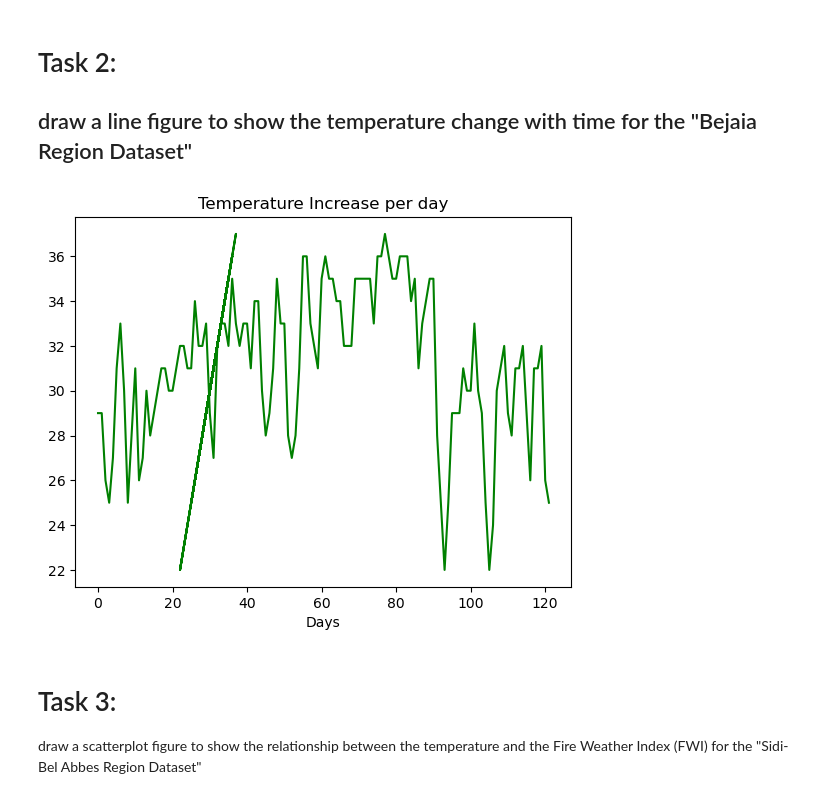
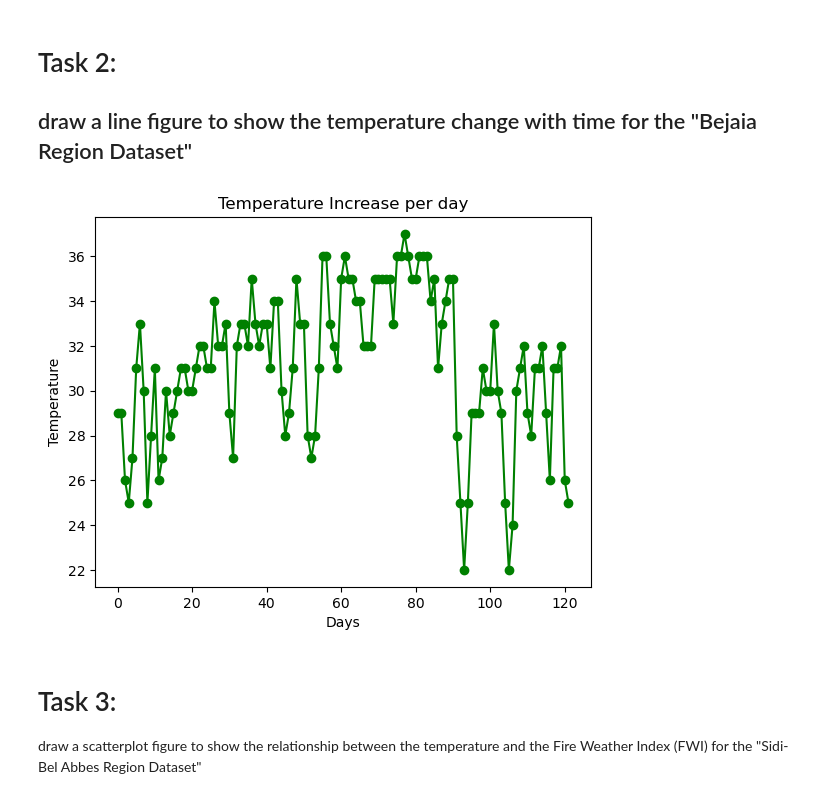
Before and after one commit to cbarbes1/COSC311, a Jupyter notebook: PythonNotes/Lab2.ipynb, the cells around one changed output. Cells and saved outputs as stored; diff of their text form; code cells hidden in the pictures.

```diff
--- a/PythonNotes/Lab2.ipynb
+++ b/PythonNotes/Lab2.ipynb
@@ -5,3 +5,12 @@ import pandas as pd
 import numpy as np
 data1 = pd.read_csv('Bejaia_Region.csv')
 data2 = pd.read_csv('Sidi-Bel_Abbes_Region.csv')
+# %%
+# Clean names in dataframes, setting them would take reading the excel, incase more data is added
+test = list(data1.columns)
+data1.columns = [i.replace(' ', '') for i in test]
+print(data1.columns)
+
+test = list(data2.columns)
+data2.columns = [i.replace(' ', '') for i in test]
+print(data2.columns)
@@ -132,19 +152,16 @@ dtype: int64
 # %%
 from matplotlib import pyplot as plt
 
-day_list = [i for i in enumerate(data1['Temperature'])]
-
 # to show multiple series on the same chart
-plt.plot(day_list, data1['Temperature'],'g',  label='Temperature')    # green solid line
+plt.plot(range(122), data1['Temperature'],color='green', marker='o',  label='Temperature')    # green solid line
 
 plt.xlabel("Days")
+plt.ylabel("Temperature")
 
 plt.title("Temperature Increase per day")
 plt.show()
-
-#data1['Temperature'].plot.line()
 # %% [output]
-[figure, old version]
+[figure, new version]
 # %% [markdown]
 # Task 3:
 draw a scatterplot figure to show the relationship between the temperature and the Fire
```
Also changed, not shown: parts of 13 cells of this notebook.
